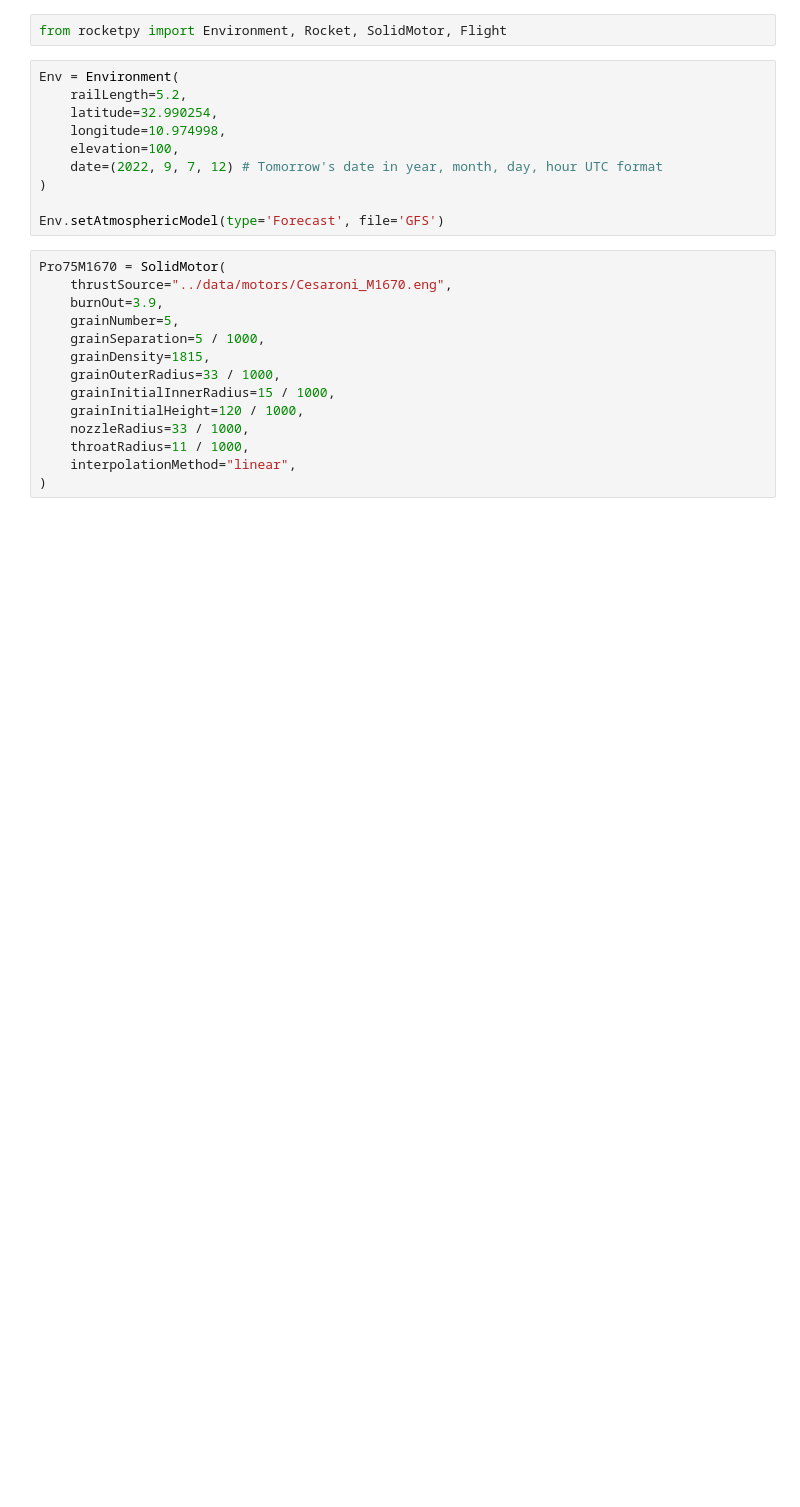
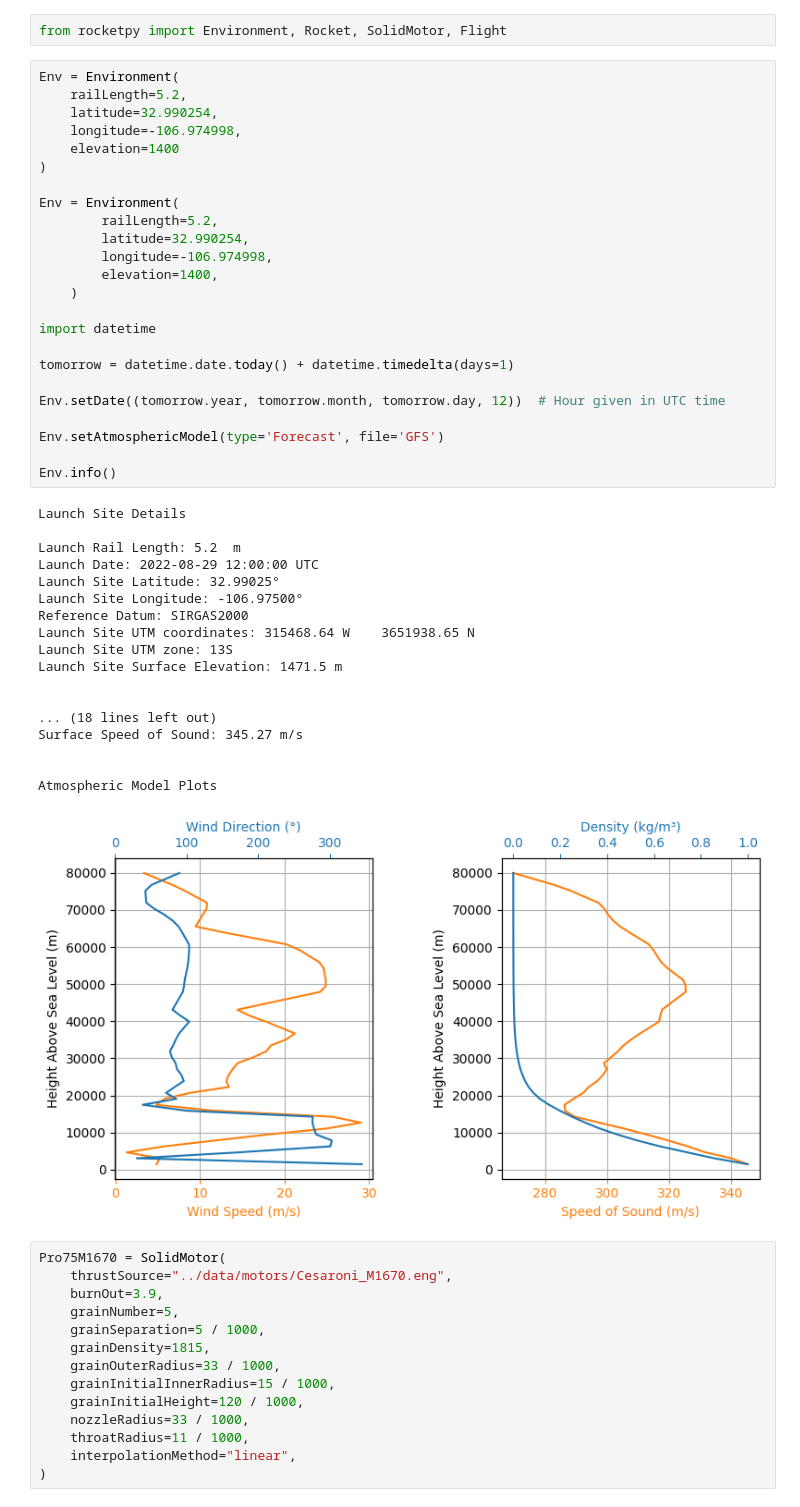
Before and after one commit to RocketPy-Team/RocketPy-Hackathon-2022, a Jupyter notebook: hackathon_tests/Integration_tests.ipynb, the cells around one changed output. Saved outputs shown, nothing was run; the diff lists cells and outputs as text; blank space fills up the shorter version.

```diff
--- a/hackathon_tests/Integration_tests.ipynb
+++ b/hackathon_tests/Integration_tests.ipynb
@@ -3,13 +3,46 @@ from rocketpy import Environment, Rocket, SolidMotor, Flight
 # %%
 Env = Environment(
     railLength=5.2,
     latitude=32.990254,
-    longitude=10.974998,
-    elevation=100,
-    date=(2022, 9, 7, 12) # Tomorrow's date in year, month, day, hour UTC format
+    longitude=-106.974998,
+    elevation=1400
 )
 
+Env = Environment(
+        railLength=5.2,
+        latitude=32.990254,
+        longitude=-106.974998,
+        elevation=1400,
+    )
+
+import datetime
+
+tomorrow = datetime.date.today() + datetime.timedelta(days=1)
+
+Env.setDate((tomorrow.year, tomorrow.month, tomorrow.day, 12))  # Hour given in UTC time
+
 Env.setAtmosphericModel(type='Forecast', file='GFS')
+
+Env.info()
+# %% [output]
+Launch Site Details
+
+Launch Rail Length: 5.2  m
+Launch Date: 2022-08-29 12:00:00 UTC
+Launch Site Latitude: 32.99025°
+Launch Site Longitude: -106.97500°
+Reference Datum: SIRGAS2000
+Launch Site UTM coordinates: 315468.64 W    3651938.65 N
+Launch Site UTM zone: 13S
+Launch Site Surface Elevation: 1471.5 m
+
+
+... (18 lines left out)
+Surface Speed of Sound: 345.27 m/s
+
+
+Atmospheric Model Plots
+[figure, added]
 # %%
 Pro75M1670 = SolidMotor(
     thrustSource="../data/motors/Cesaroni_M1670.eng",
```
Also changed, not shown: parts of 4 cells of this notebook, 1 other file.
